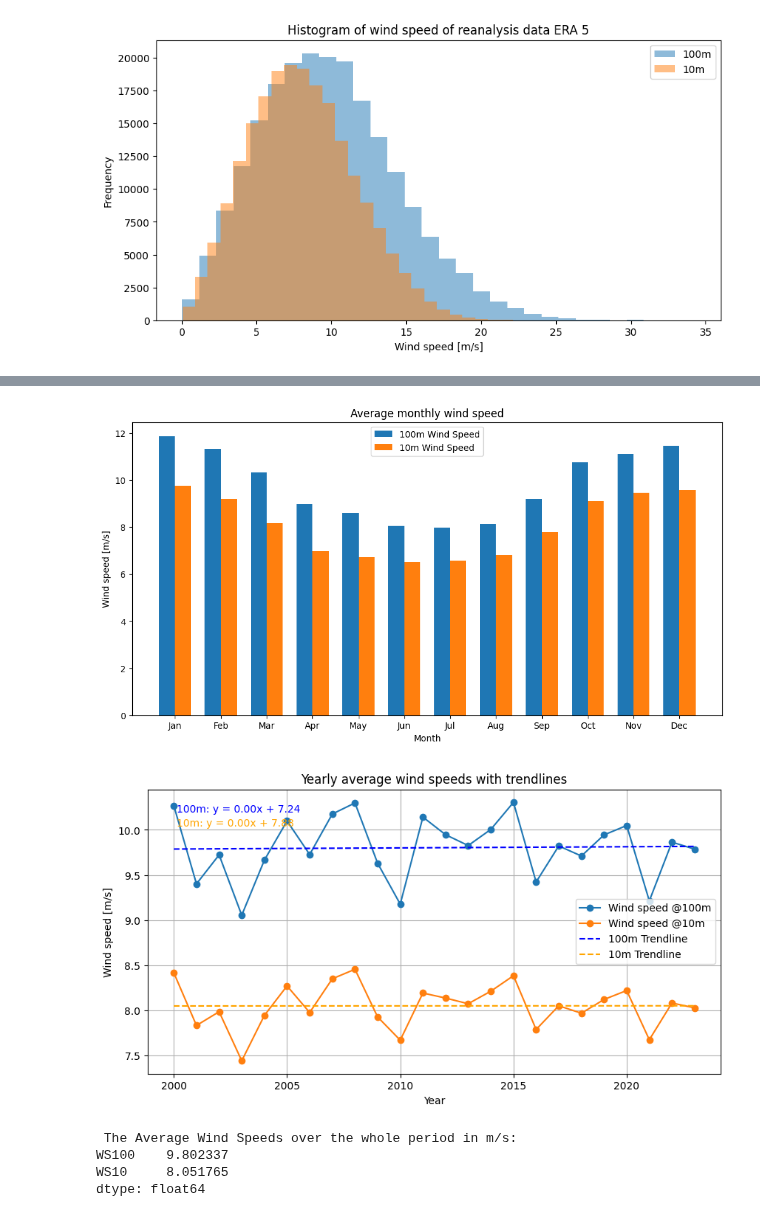
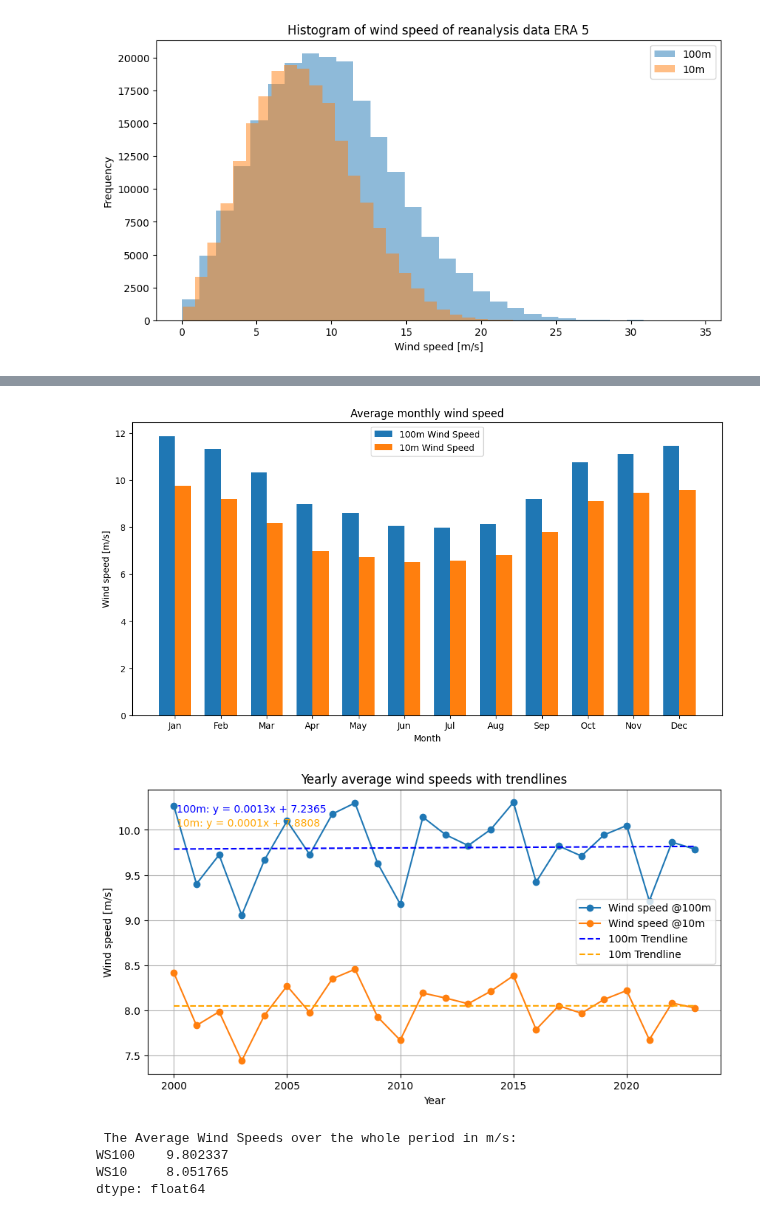
Before and after one commit to boujuan/StudentProject-Yield-Predictions-Offshore, a Jupyter notebook: ERA5_Jiah.ipynb, the cells around one changed output, grey strips where cells are left out. Saved outputs shown, nothing was run; the diff lists cells and outputs as text; code cells hidden in the pictures.

```diff
--- a/ERA5_Jiah.ipynb
+++ b/ERA5_Jiah.ipynb
@@ -31,8 +31,7 @@ def calculate_wind_speed(Era5_data):
 def calculate_wind_direction(Era5_data):
     Era5_data['WD100'] = (np.arctan2(Era5_data['u100'], Era5_data['v100']) * 180 / np.pi + 180) % 360 ## need to check with other
     Era5_data['WD10'] = (np.arctan2(Era5_data['u10'], Era5_data['v10']) * 180 / np.pi + 180) % 360
-    #Era5_data['WD100'] = (np.arctan2(Era5_data['v100'], Era5_data['u100']) * 180 / np.pi + 360) % 360
-    #Era5_data['WD10'] = (np.arctan2(Era5_data['v10'], Era5_data['u10']) * 180 / np.pi + 360) % 360
+
     return Era5_data
 
 # Function to calculate yearly and monthly averages
@@ -53,18 +52,18 @@ def calculate_averages(Era5_data):
     gaps = Era5_data[Era5_data['time_diff'] > pd.Timedelta(hours=1)]
     return gaps
 
-def check_data_gaps(df):
-    df['time'] = pd.to_datetime(df['Time [UTC]'])
-    df.set_index('time', inplace=True)
+def check_data_gaps(Era5_data):
+    Era5_data['time'] = pd.to_datetime(Era5_data['Time [UTC]'])
+    Era5_data.set_index('time', inplace=True)
 
     # Generate a complete time range based on the data frequency
-    full_time_range = pd.date_range(start=df.index.min(), end=df.index.max(), freq='H')
-    df = df.reindex(full_time_range)
+    full_time_range = pd.date_range(start=Era5_data.index.min(), end=Era5_data.index.max(), freq='H')
+    Era5_data = Era5_data.reindex(full_time_range)
 
-    missing_data = df[df.isnull().any(axis=1)]
+    missing_data = Era5_data[Era5_data.isnull().any(axis=1)]
 
     total_expected = len(full_time_range)
-    total_actual = len(df.dropna())
+    total_actual = len(Era5_data.dropna())
     availability = (total_actual / total_expected) * 100
 
     print(f"Data Availability is {availability:.2f}%")
@@ -119,8 +118,8 @@ def plot_yearly_average_with_trendline(yearly_avg):
     plt.plot(years, p_10m(years), linestyle='--', label='10m Trendline', color='orange')
 
     # Add trendline equations to the plot
-    eq_100m = f'100m: y = {z_100m[0]:.2f}x + {z_100m[1]:.2f}'
-    eq_10m = f'10m: y = {z_10m[0]:.2f}x + {z_10m[1]:.2f}'
+    eq_100m = f'100m: y = {z_100m[0]:.4f}x + {z_100m[1]:.4f}'
+    eq_10m = f'10m: y = {z_10m[0]:.4f}x + {z_10m[1]:.4f}'
     plt.text(0.05, 0.95, eq_100m, transform=plt.gca().transAxes, fontsize=10, verticalalignment='top', color='blue')
     plt.text(0.05, 0.90, eq_10m, transform=plt.gca().transAxes, fontsize=10, verticalalignment='top', color='orange')
 
@@ -167,34 +166,34 @@ missing_data = check_data_gaps(Era5_data)
 
 plot_histogram(Era5_data)
 plot_wind_rose(Era5_data)
 
 plot_monthly_average(monthly_avg)
 plot_yearly_average_with_trendline(yearly_avg)
 
 print("\n The Average Wind Speeds over the whole period in m/s:")
 print(overall_avg)
 # %% [output]
 Data Availability is 99.97%
 Missing time periods are:
 DatetimeIndex(['2023-02-26 00:00:00', '2023-02-26 01:00:00',
                '2023-02-26 02:00:00', '2023-02-26 03:00:00',
                '2023-02-26 04:00:00', '2023-02-26 05:00:00',
                '2023-02-26 06:00:00', '2023-02-26 07:00:00',
                '2023-02-26 08:00:00', '2023-02-26 09:00:00',
                '2023-02-26 10:00:00', '2023-02-26 11:00:00',
                '2023-02-26 12:00:00', '2023-02-26 13:00:00',
                '2023-02-26 14:00:00', '2023-02-26 15:00:00',
                '2023-02-26 16:00:00', '2023-02-26 17:00:00',
                '2023-02-26 18:00:00', '2023-02-26 19:00:00',
 ... (23 lines left out)
                '2023-02-28 18:00:00', '2023-02-28 19:00:00',
                '2023-02-28 20:00:00', '2023-02-28 21:00:00',
                '2023-02-28 22:00:00', '2023-02-28 23:00:00'],
               dtype='datetime64[ns]', freq='H')
 [figure]
 [figure]
 [figure]
-[figure, old version]
+[figure, new version]
  The Average Wind Speeds over the whole period in m/s:
 WS100    9.802337
 WS10     8.051765
```
